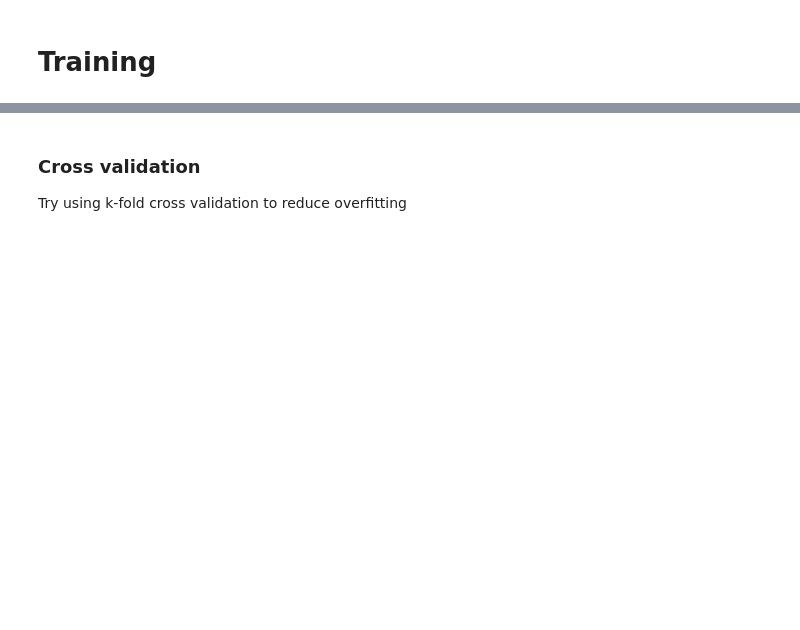
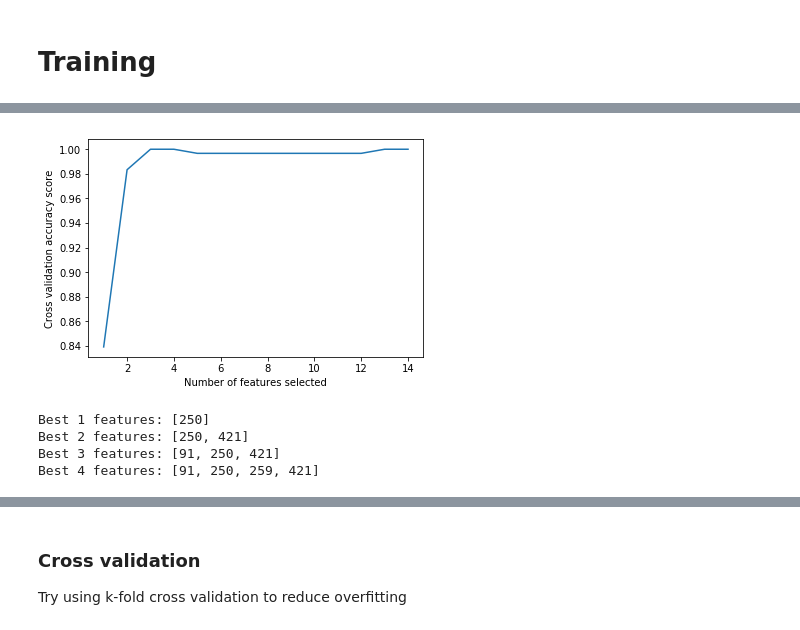
Before and after one commit to 12yuens2/classification-learning, a Jupyter notebook: multiclass/multiclassTask.ipynb, the cells around one changed output, grey strips where cells are left out. Saved outputs shown, nothing was run; the diff lists cells and outputs as text; code cells hidden in the pictures; blank space fills up the shorter version.

```diff
--- a/multiclass/multiclassTask.ipynb
+++ b/multiclass/multiclassTask.ipynb
@@ -82,0 +130,8 @@ accuracy_score(y_train, predictions)
+# %%
+# Closer look at dip in accuracy
+plt.xlabel("Number of features selected")
+plt.ylabel("Cross validation accuracy score")
+plt.plot(range(1, 15), rfecv.grid_scores_[:14])
+plt.show()
+# %% [output]
+[figure, added]
@@ -82,0 +149,8 @@ accuracy_score(y_train, predictions)
+# %%
+for n,features in indices.items():
+    print("Best " + str(n) + " features: " + str(features))
+# %% [output]
+Best 1 features: [250]
+Best 2 features: [250, 421]
+Best 3 features: [91, 250, 421]
+Best 4 features: [91, 250, 259, 421]
```
Also changed, not shown: parts of 51 cells of this notebook, 1 other file.
